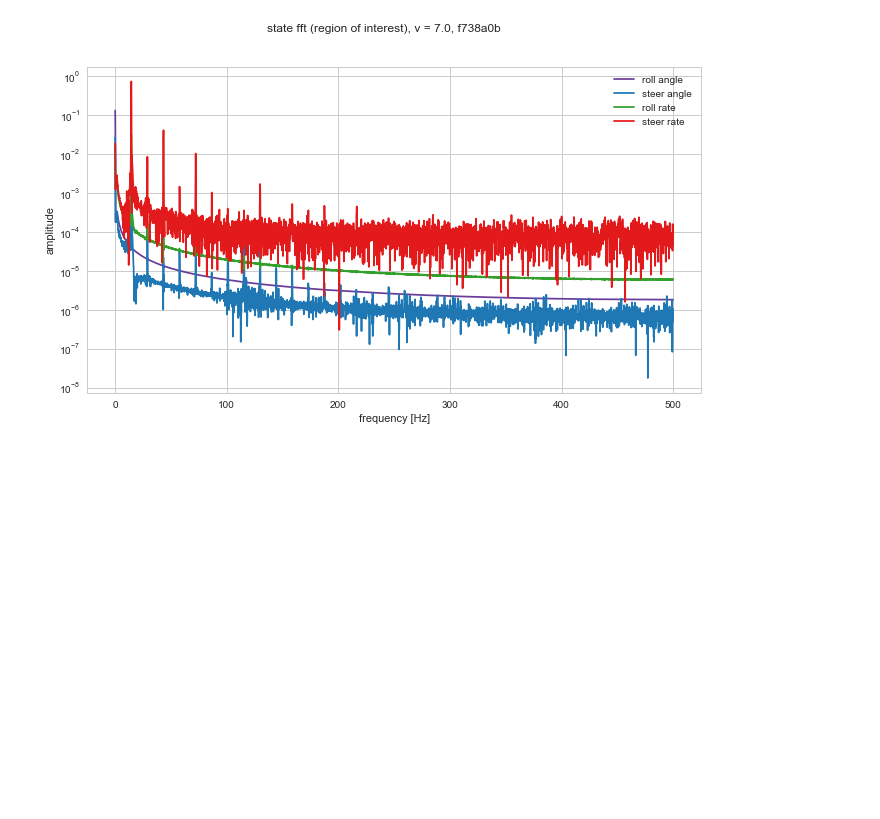
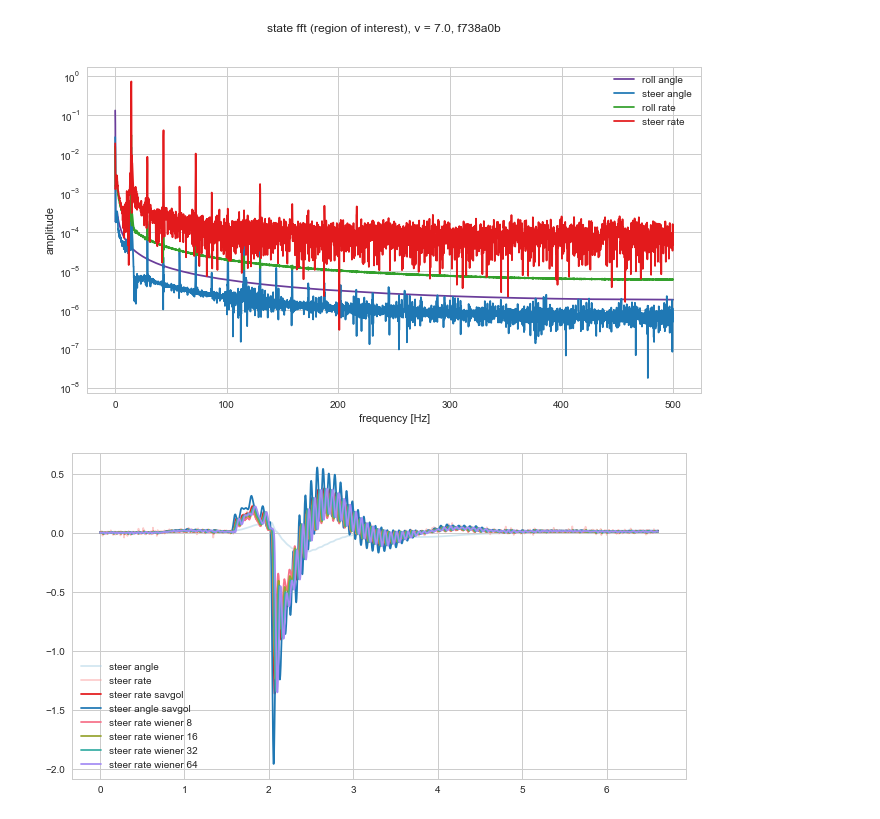
Before and after one commit to oliverlee/phobos, a Jupyter notebook: scripts/icsc2017/plot_impulse_response.ipynb, the cells around one changed output. Saved outputs shown, nothing was run; the diff lists cells and outputs as text; code cells hidden in the pictures; blank space fills up the shorter version.

Commit message:
Add Wiener filter plots of steer rate to notebook

```diff
--- a/scripts/icsc2017/plot_impulse_response.ipynb
+++ b/scripts/icsc2017/plot_impulse_response.ipynb
@@ -183,3 +183,69 @@ for rec in records:
 [figure]
 [figure]
 [figure]
+# %%
+# compute Wiener filter for steer rate signal
+# use Savitzky-Golay filtered steer rate signal for
+# our assumed original signal, window length 55, order 5
+rec = records[0]
+states = rec['data'].state[:, 1:]
+t = rec['time']
+m = rec['metadata']
+steer_angle = states[:, 1]
+steer_rate = states[:, 3]
+
+# get savitzky-golay filtered steer rate
+steer_rate_savgol = scipy.signal.savgol_filter(steer_rate, 55, 5)
+# get savitzky-golay filtered steer angle
+steer_angle_savgol = scipy.signal.savgol_filter(
+    steer_angle, 111, 7, deriv=1, delta=m.model.dt)
+
+# plot savgol and measured steer rate
+colors = np.roll(sns.color_palette('Paired', 10), 2, axis=0)
+fig, ax = plt.subplots()
+ax.plot(t, steer_angle, label='steer angle',
+        color=colors[2], zorder=0, alpha=0.5)
+ax.plot(t, steer_rate, label='steer rate',
+        color=colors[6], zorder=0, alpha=0.5)
+ax.plot(t, steer_rate_savgol, label='steer rate savgol',
+        color=colors[7],  zorder=1)
+ax.plot(t, steer_angle_savgol, label='steer angle savgol',
+        color=colors[3],  zorder=1)
+
+def wiener(original_signal, observed_signal, filter_length):
+    s = original_signal
+    x = observed_signal
+    M = filter_length
+
+    # estimate cross PSDs using Welch technique
+    f, Pxx = scipy.signal.csd(x, x, nperseg=M)
+    f, Psx = scipy.signal.csd(s, x, nperseg=M)
+    # compute Wiener filter
+    H = Psx/Pxx
+    # shift for causal filter
+    H = H* np.exp(-1j*2*np.pi/len(H)*np.arange(len(H))*(len(H)//2))
+    h = np.fft.irfft(H) # Wiender FIR taps
+
+    # apply Wiener filter to observed signal
+    y = np.convolve(np.hstack((np.zeros(M - 1), x)), h, mode='valid')
+    return h, y
+
+h8, y8 = wiener(steer_rate_savgol, steer_rate, 8)
+h16, y16 = wiener(steer_rate_savgol, steer_rate, 16)
+h32, y32 = wiener(steer_rate_savgol, steer_rate, 32)
+h64, y64 = wiener(steer_rate_savgol, steer_rate, 64)
+
+# add to plot
+husl = sns.husl_palette(4)
+ax.plot(t, y8, label='steer rate wiener 8',
+        color=husl[0], zorder=1)
+ax.plot(t, y16, label='steer rate wiener 16',
+        color=husl[1], zorder=1)
+ax.plot(t, y32, label='steer rate wiener 32',
+        color=husl[2], zorder=1)
+ax.plot(t, y64, label='steer rate wiener 64',
+        color=husl[3], zorder=1)
+ax.legend()
+fig.set_size_inches(11, 6)
+# %% [output]
+[figure, added]
```
